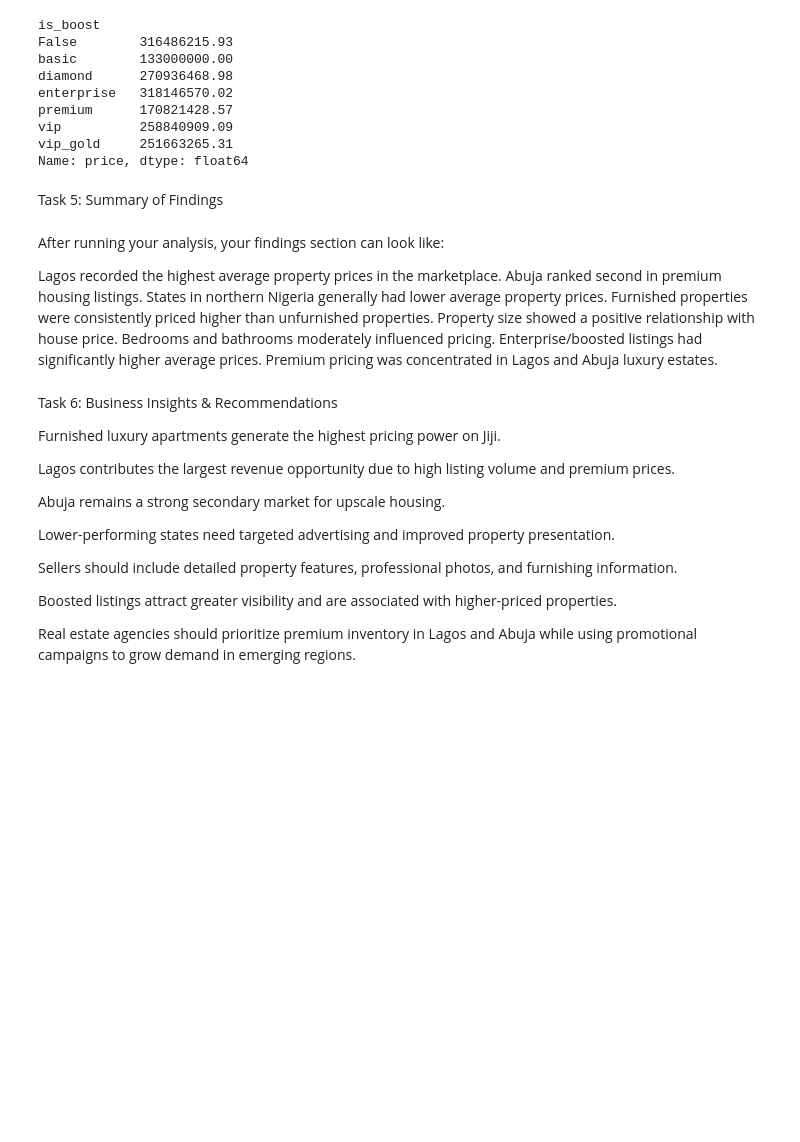
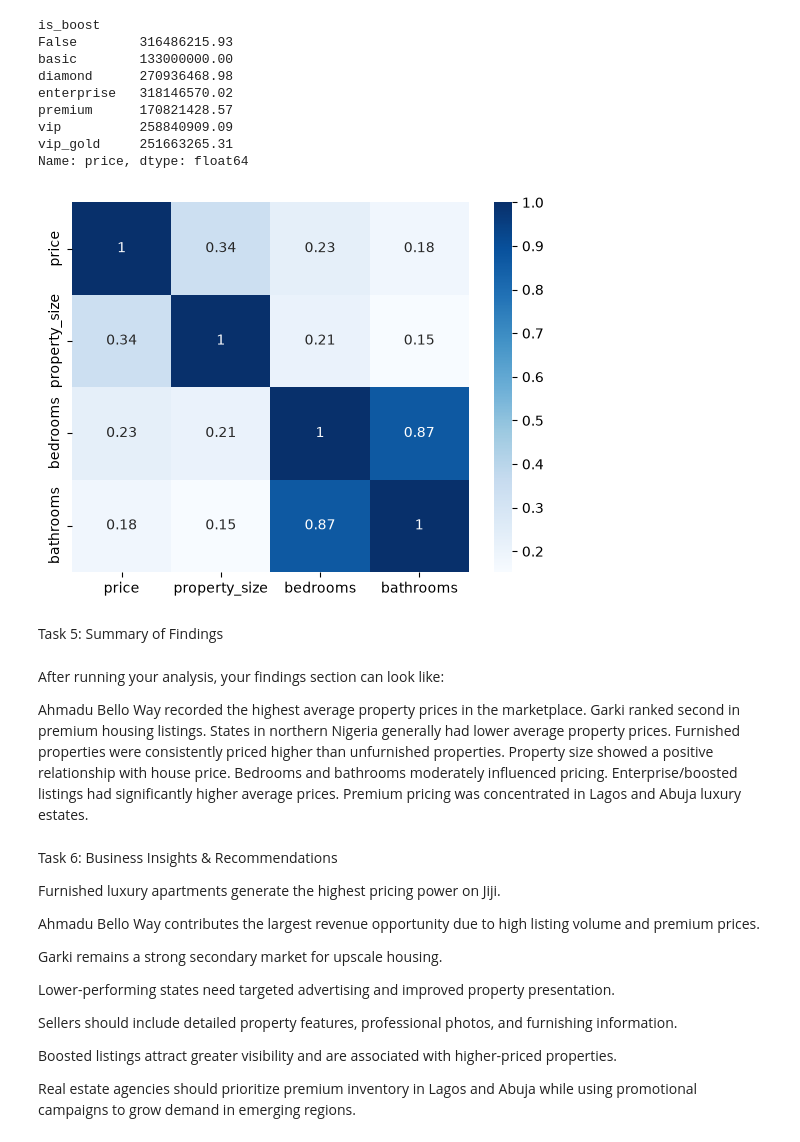
Before and after one commit to Tech-sister/market-analysis-of-housing-sales-on-Jiji.ng, a Jupyter notebook: nigeria-jiji-housing-marketplace-cleaned-data-analysis.ipynb, the cells around one changed output. Saved outputs shown, nothing was run; the diff lists cells and outputs as text; code cells hidden in the pictures; blank space fills up the shorter version.

```diff
--- a/nigeria-jiji-housing-marketplace-cleaned-data-analysis.ipynb
+++ b/nigeria-jiji-housing-marketplace-cleaned-data-analysis.ipynb
@@ -508,6 +508,21 @@ premium      170821428.57
 vip          258840909.09
 vip_gold     251663265.31
 Name: price, dtype: float64
+# %%
+sns.heatmap(
+    df[
+        ["price",
+         "property_size",
+         "bedrooms",
+         "bathrooms"]
+    ].corr(),
+    annot=True,
+    cmap="Blues"
+)
+
+plt.show()
+# %% [output]
+[figure, added]
 # %%
 new_df.to_csv("data/nigeria-housing-cleaned-dataset.csv", index=False)
 # %% [markdown]
@@ -515,8 +530,8 @@ Task 5: Summary of Findings
 # %% [markdown]
 After running your analysis, your findings section can look like:
 
-Lagos recorded the highest average property prices in the marketplace.
-Abuja ranked second in premium housing listings.
+Ahmadu Bello Way recorded the highest average property prices in the marketplace.
+Garki  ranked second in premium housing listings.
 States in northern Nigeria generally had lower average property prices.
 Furnished properties were consistently priced higher than unfurnished properties.
 Property size showed a positive relationship with house price.
@@ -530,10 +545,10 @@ Task 6: Business Insights & Recommendations
 Furnished luxury apartments generate the highest pricing power on Jiji.
 
 
-Lagos contributes the largest revenue opportunity due to high listing volume and premium prices.
+Ahmadu Bello Way contributes the largest revenue opportunity due to high listing volume and premium prices.
 
 
-Abuja remains a strong secondary market for upscale housing.
+Garki remains a strong secondary market for upscale housing.
 
 
 Lower-performing states need targeted advertising and improved property presentation.
```
Also changed, not shown: 2 other files.
